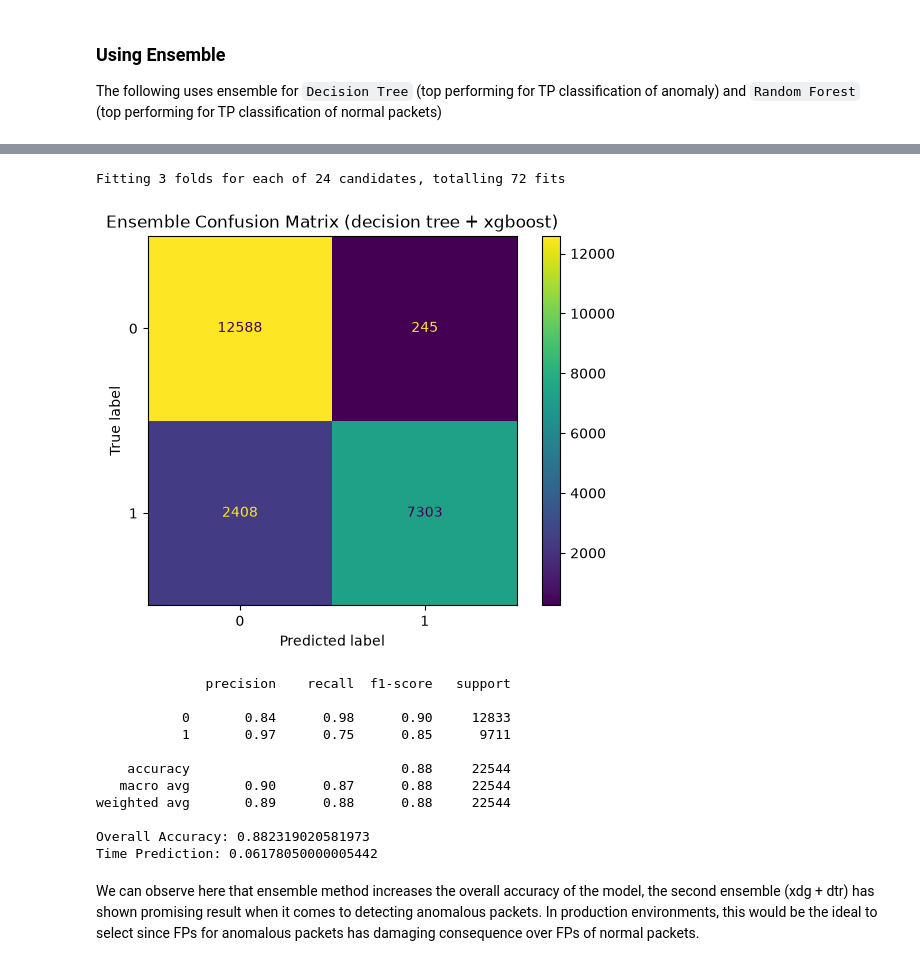
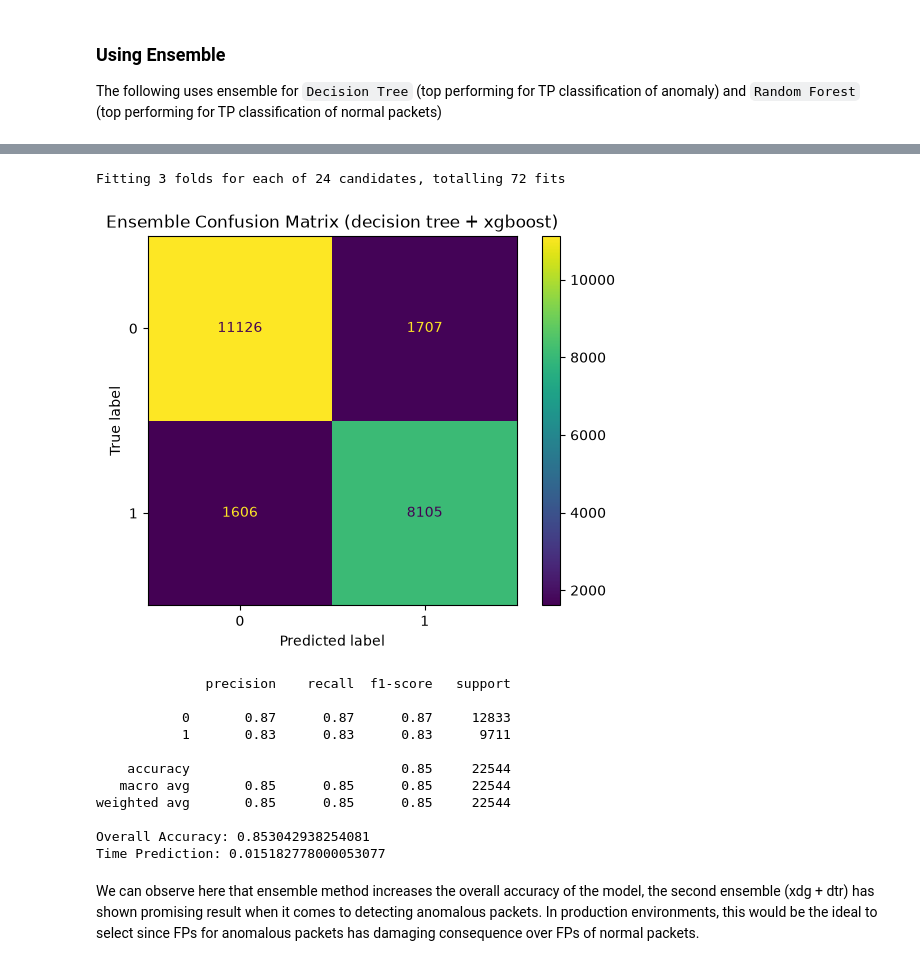
Before and after one commit to hubymeme22/network-security-ids-ml, a Jupyter notebook: experiments/model_training.ipynb, the cells around one changed output, grey strips where cells are left out. Cells and saved outputs as stored; diff of their text form; code cells hidden in the pictures.

Commit message:
changed hard voting to soft for probabilistic approach

```diff
--- a/experiments/model_training.ipynb
+++ b/experiments/model_training.ipynb
@@ -343,7 +343,7 @@ base_models = [
 
 voting_classifier = VotingClassifier(
     estimators=base_models,
-    voting="hard",
+    voting="soft",
 )
 
 voting_classifier.fit(x_scaled, y_train)
@@ -386,46 +386,46 @@ base_models = [
     ("dtr", decision_tree_model),
     ("xdg", grid_search)
 ]
 
 voting_classifier = VotingClassifier(
     estimators=base_models,
-    voting="hard",
+    voting="soft",
 )
 
 voting_classifier.fit(x_scaled, y_train)
 
 t_voting_classifier = time.perf_counter()
 y_pred_voting_classifier = voting_classifier.predict(x_test_scaled)
 t_voting_classifier = time.perf_counter() - t_voting_classifier
 
 confusion_pred_voting_class = confusion_matrix(y_test, y_pred_voting_classifier)
 voting_classifier_display = ConfusionMatrixDisplay(
     confusion_matrix=confusion_pred_voting_class,
     display_labels=voting_classifier.classes_
 )
 
 voting_classifier_display.plot()
 
 plt.title("Ensemble Confusion Matrix (decision tree + xgboost)")
 plt.show()
 
 print(classification_report(y_test, y_pred_voting_classifier))
 print("Overall Accuracy:", accuracy_score(y_test, y_pred_voting_classifier))
 print("Time Prediction:", t_voting_classifier)
 # %% [output]
 Fitting 3 folds for each of 24 candidates, totalling 72 fits
-[figure, old version]
+[figure, new version]
               precision    recall  f1-score   support
 
-           0       0.84      0.98      0.90     12833
-           1       0.97      0.75      0.85      9711
+           0       0.87      0.87      0.87     12833
+           1       0.83      0.83      0.83      9711
 
-    accuracy                           0.88     22544
-   macro avg       0.90      0.87      0.88     22544
-weighted avg       0.89      0.88      0.88     22544
+    accuracy                           0.85     22544
+   macro avg       0.85      0.85      0.85     22544
+weighted avg       0.85      0.85      0.85     22544
 
-Overall Accuracy: 0.882319020581973
-Time Prediction: 0.06178050000005442
+Overall Accuracy: 0.853042938254081
+Time Prediction: 0.015182778000053077
 # %% [markdown]
 We can observe here that ensemble method increases the overall accuracy of the model, the second ensemble (xdg + dtr) has shown promising result when it comes to detecting anomalous packets. In production environments, this would be the ideal to select since FPs for anomalous packets has damaging consequence over FPs of normal packets.
 # %%
```
Also changed, not shown: parts of 6 cells of this notebook, 1 other file.
